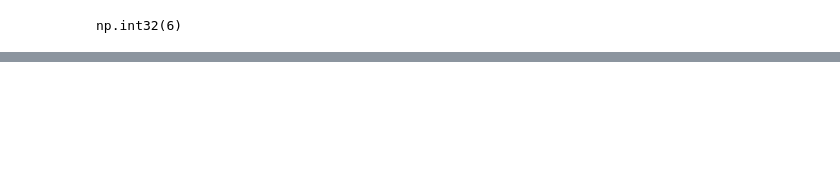
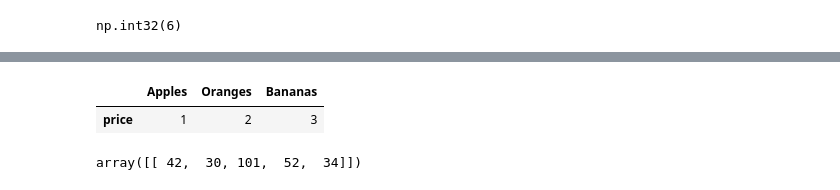
Before and after one commit to wj254897055/learn-python-machine-learning, a Jupyter notebook: section-1/introduction-to-numpy.ipynb, the cells around one changed output, grey strips where cells are left out. Saved outputs shown, nothing was run; the diff lists cells and outputs as text; code cells hidden in the pictures; blank space fills up the shorter version.

```diff
--- a/section-1/introduction-to-numpy.ipynb
+++ b/section-1/introduction-to-numpy.ipynb
@@ -161,0 +353,11 @@ np.int32(6)
+# %%
+price_table = pd.DataFrame(price_array,index=["price"],columns=["Apples","Oranges","Bananas"])
+price_table
+# %% [output]
+|  | Apples | Oranges | Bananas |
+| price | 1 | 2 | 3 |
+# %%
+total_sale = np.dot(price_table,sale_table.T)
+total_sale
+# %% [output]
+array([[ 42,  30, 101,  52,  34]])
```
Also changed, not shown: parts of 57 cells of this notebook.
